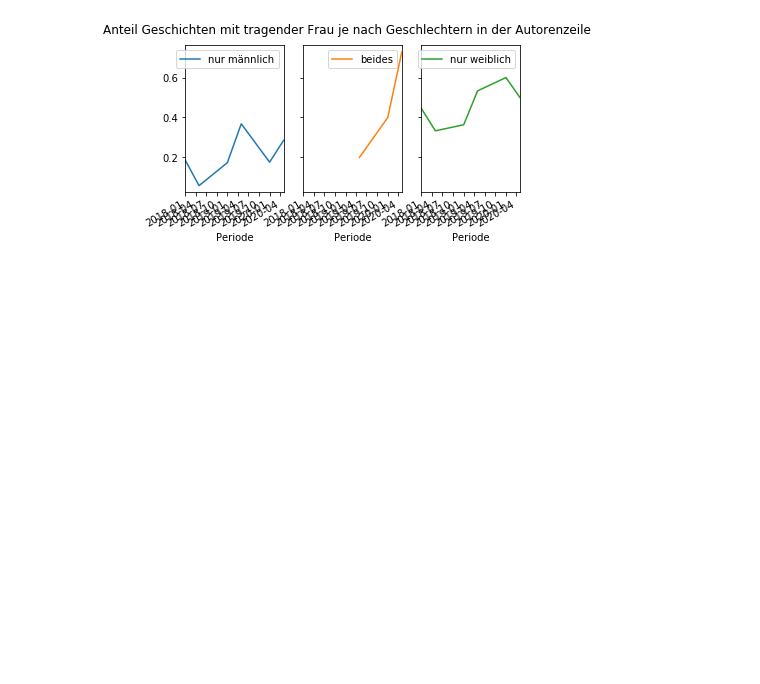
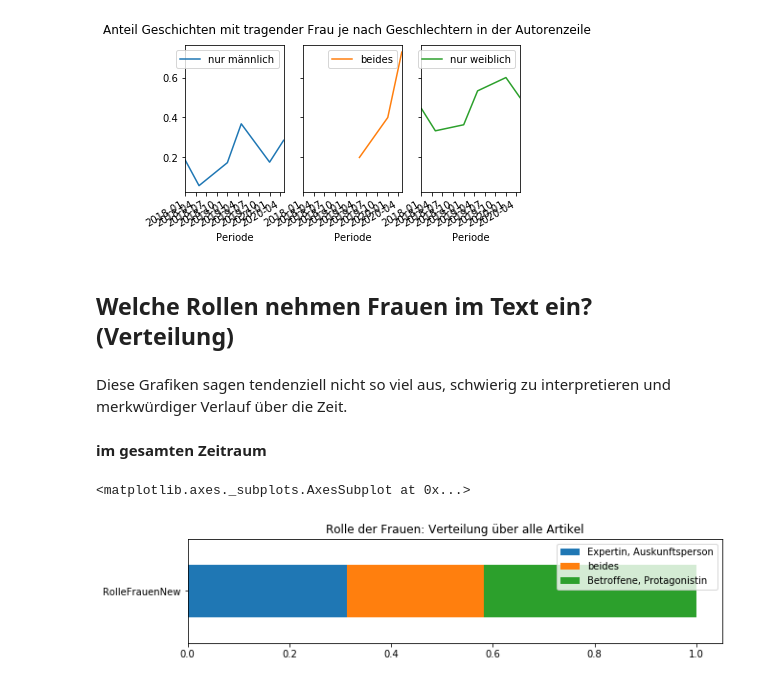
Before and after one commit to simon-pinkmartini/Gender-Analyse, a Jupyter notebook: ipynb/Gender-Auswertung.ipynb, the cells around one changed output. Saved outputs shown, nothing was run; the diff lists cells and outputs as text; code cells hidden in the pictures; blank space fills up the shorter version.

```diff
--- a/ipynb/Gender-Auswertung.ipynb
+++ b/ipynb/Gender-Auswertung.ipynb
@@ -69,0 +84,3 @@ df.RolleFrauen.cat.set_categories(sorterRolleFrauen, inplace=True)
+# %%
+df.RolleFrauenNew = df.RolleFrauenNew.astype("category")
+df.RolleFrauenNew.cat.set_categories(sorterRolleFrauen, inplace=True)
@@ -70,3 +89,18 @@ df.RolleFrauen.cat.set_categories(sorterRolleFrauen, inplace=True)
+# %%
+def Maennerrolle(row):
+    if (row['nMännerExperten'] > 0) & (row['nMännerProtagonisten'] > 0):
+        return 'beides'
+    elif (row['nMännerExperten'] > 0) & (row['nMännerProtagonisten'] == 0):
+        return 'Expertin, Auskunftsperson'
+    elif (row['nMännerExperten'] == 0) & (row['nMännerProtagonisten'] > 0):
+        return 'Betroffene, Protagonistin'
+    else:
+        return np.nan
+# %%
+df['RolleMännerNew'] = df.apply(Maennerrolle, axis=1)
+# %%
+df.RolleMännerNew = df.RolleMännerNew.astype("category")
+df.RolleMännerNew.cat.set_categories(sorterRolleFrauen, inplace=True)
 # %% [markdown]
 ## Übersicht über kategorisierte Beiträge
 # %% [markdown]
@@ -301,3 +316,9 @@ array([[<matplotlib.axes._subplots.AxesSubplot object at 0x...>,
         <matplotlib.axes._subplots.AxesSubplot object at 0x...>]],
       dtype=object)
 [figure]
+# %% [markdown]
+## Welche Rollen nehmen Frauen im Text ein? (Verteilung)
+# %% [markdown]
+Diese Grafiken sagen tendenziell nicht so viel aus, schwierig zu interpretieren und merkwürdiger Verlauf über die Zeit.
+# %% [markdown]
+**im gesamten Zeitraum**
@@ -303,0 +329,7 @@ array([[<matplotlib.axes._subplots.AxesSubplot object at 0x...>,
+# %%
+gr = df['RolleFrauenNew'].value_counts(normalize=True)
+gr = gr.to_frame().sort_index().T
+gr.plot(kind='barh', stacked=True, figsize=(10,2), title='Rolle der Frauen: Verteilung über alle Artikel')
+# %% [output]
+<matplotlib.axes._subplots.AxesSubplot at 0x...>
+[figure, added]
```
Also changed, not shown: parts of 79 cells of this notebook.
